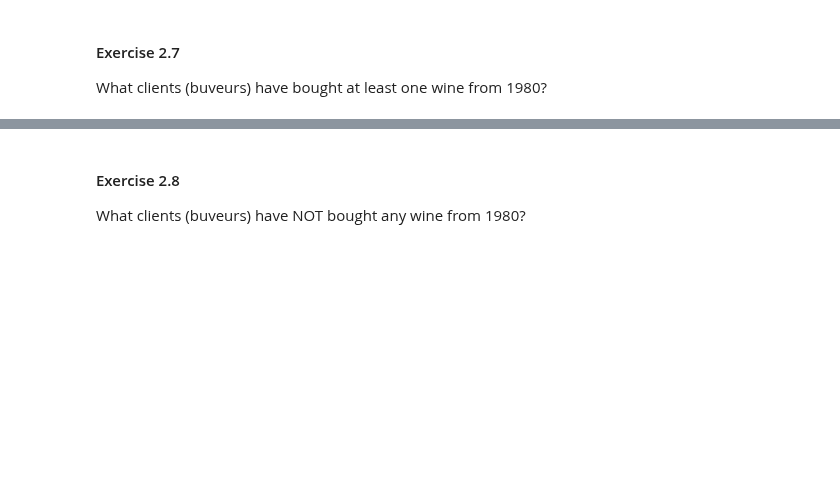
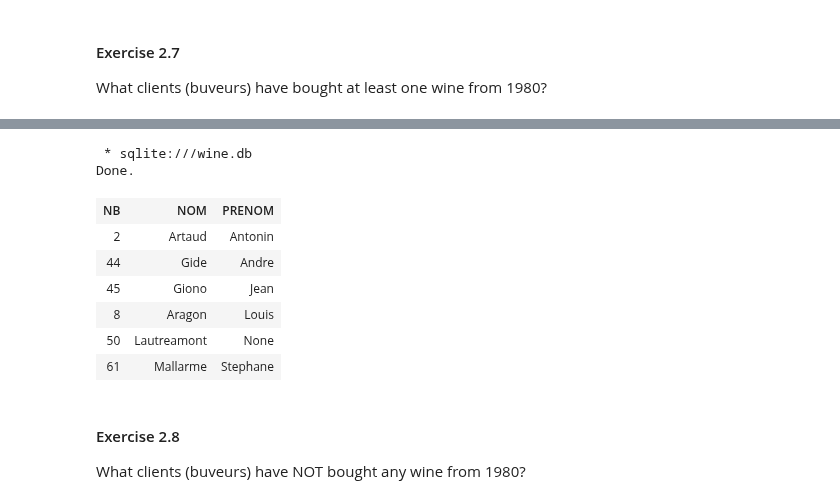
Before and after one commit to MSBigData2019/stephane_mulard, a Jupyter notebook: INF725/DB-TP2.ipynb, the cells around one changed output, grey strips where cells are left out. Saved outputs shown, nothing was run; the diff lists cells and outputs as text; code cells hidden in the pictures; blank space fills up the shorter version.

```diff
--- a/INF725/DB-TP2.ipynb
+++ b/INF725/DB-TP2.ipynb
@@ -566,3 +553,18 @@ Done.
+# %%
+%%sql select distinct(CL.NB), CL.NOM, CL.PRENOM
+from clients CL inner join sales SL on CL.NB = SL.NB
+inner join Wines W on SL.NV = W.NV
+where W.Mill = 1980
+# %% [output]
+ * sqlite:///wine.db
+Done.
+| NB | NOM | PRENOM |
+| 2 | Artaud | Antonin |
+| 44 | Gide | Andre |
+| 45 | Giono | Jean |
+| 8 | Aragon | Louis |
+| 50 | Lautreamont | None |
+| 61 | Mallarme | Stephane |
 # %% [markdown]
 #### Exercise 2.8
 
```
Also changed, not shown: parts of 14 cells of this notebook.
